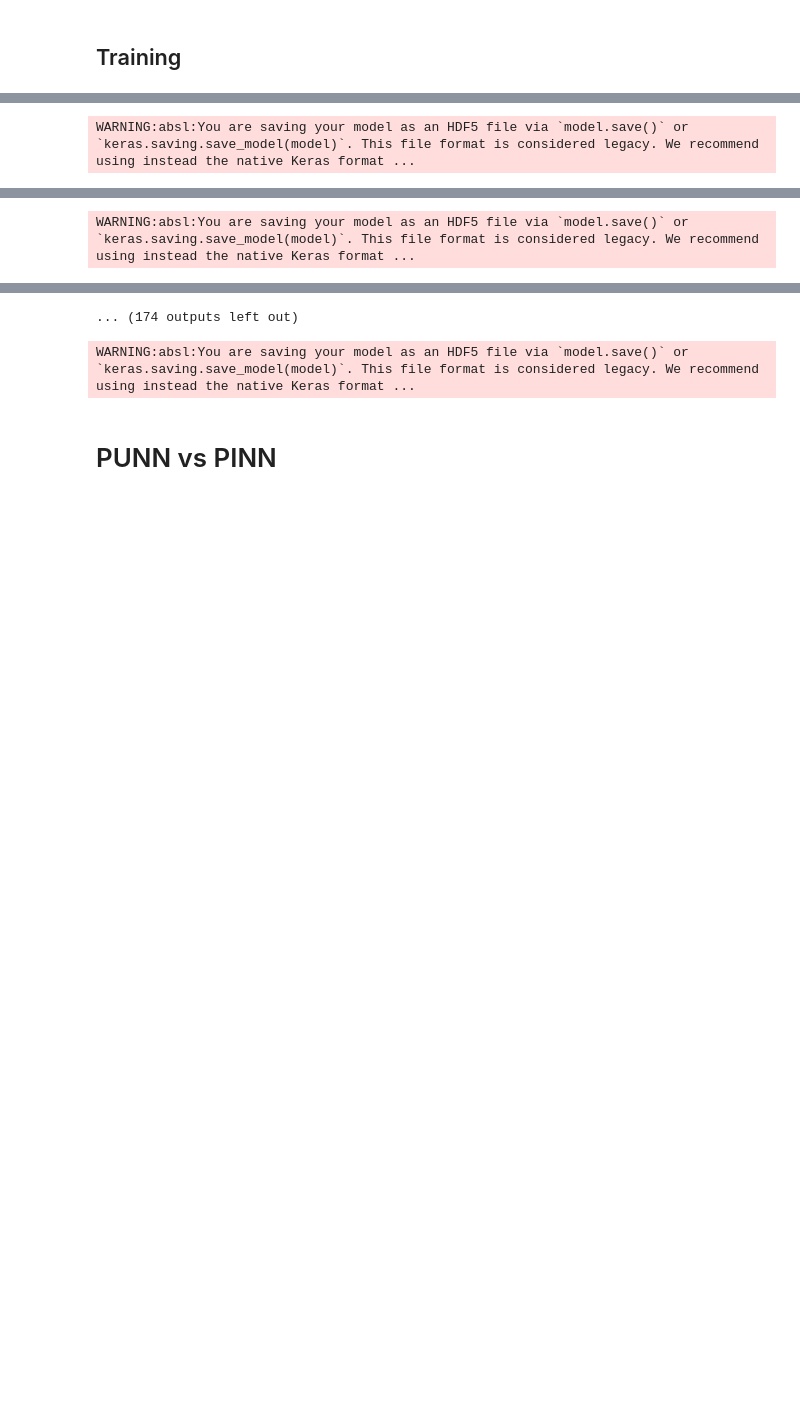
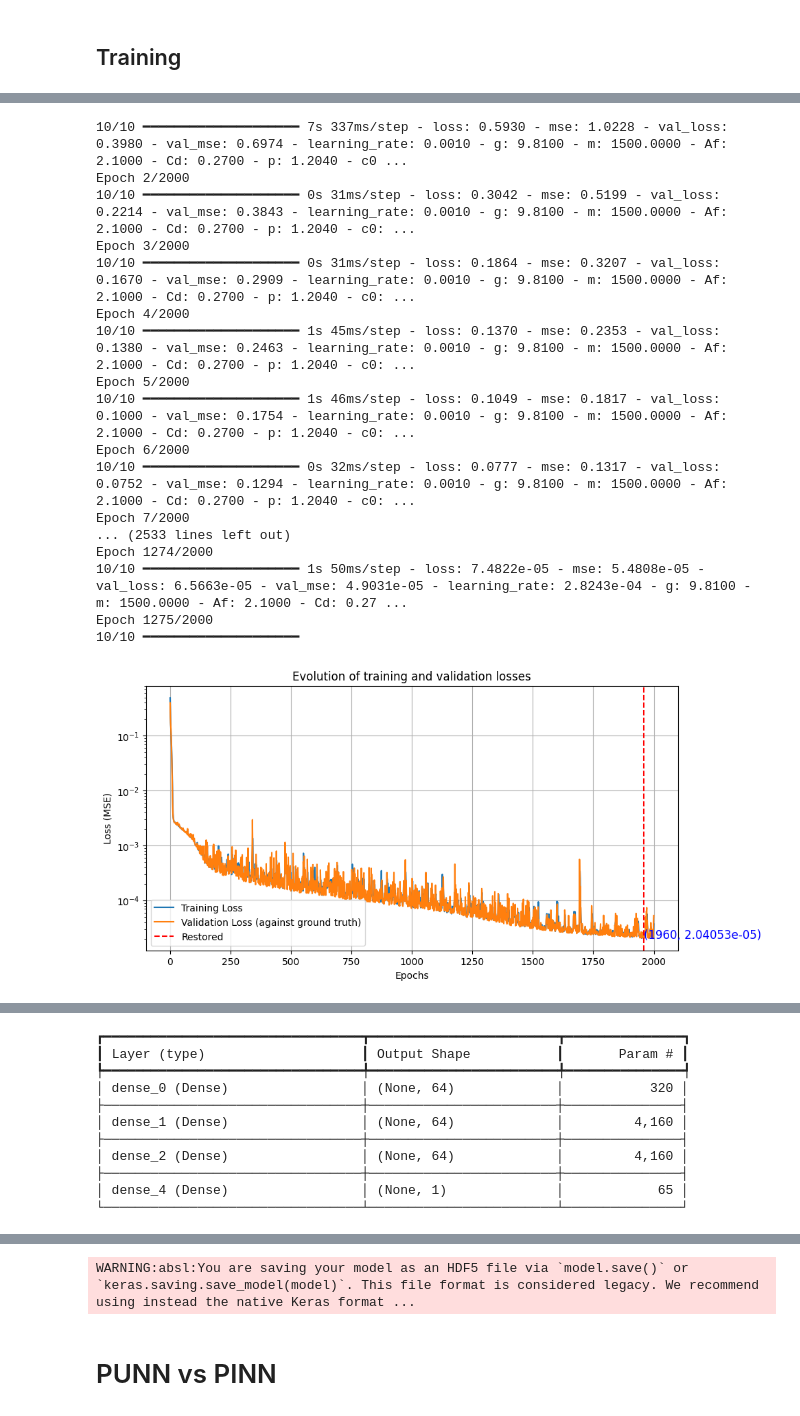
Before and after one commit to ZeArteaga/PINN-control-platooning, a Jupyter notebook: PINN.ipynb, the cells around one changed output, grey strips where cells are left out. Cells and saved outputs as stored; diff of their text form; code cells hidden in the pictures; blank space fills up the shorter version.

```diff
--- a/PINN.ipynb
+++ b/PINN.ipynb
@@ -627,20 +627,26 @@ batch = 32
 alpha = 0.5 #physics weight = 1-alpha
 #don't think boundary loss is needed when providing the states directly,
 # as they serve as x0 -> a hard constraint for initial condition at each time step
-joint_training = True
+true_phy_params = { #copied from above
+    "g":9.81,
+    "m":1500, #kg toyota prius 2001 curb weight
+    # https://en.wikipedia.org/wiki/Automobile_drag_coefficient
+    "Af":2.1, # average drag (cross sectional) area
+    "Cd":0.27, #toyota prius 2001
+    "p":1.204, #average air density
+    #rolling resistance:
+    "c0":0.0075,
+    "c1":2*10**-4,
+    "road_grade":np.atan(2/100) #in radians, 2% slope
+}
+train_params = ["c0", "c1"] #add these as trainable for now (joint training)
 #------
 
-#NN architecture
-pinn_model = PinnModel(joint_training=joint_training, car=car)
-pinn_model.add(Input(shape=(n_features, )))
-for _ in range(0, n_hid_layers):
-    pinn_model.add(Dense(n_neurons, activation=act))
-pinn_model.add(Dense(1, activation="linear")) #output layer -> a^
-
+pinn_model = PinnModel(true_phy_params, train_params, n_hid_layers, n_neurons, act)
 #Custom PINN loss
 loss = CombinedLoss(model=pinn_model, X_c=X_c, scaler_X=scaler_X, scaler_Y=scaler_Y, alpha=alpha)
+pinn_model.build(input_shape=(None, n_features)) #none -> batch dim, defined later when fitting
 pinn_model.compile(optimizer=opt, metrics=metrics, loss=loss)
-#pinn_model.summary()
 
 # callbacks
 early_stopping = EarlyStopping(monitor='val_loss', patience=patience,
@@ -655,7 +661,7 @@ def lr_schedule(epoch, lr):
 lr_scheduler = LearningRateScheduler(lr_schedule, verbose=0)
 
 checkpoint = ModelCheckpoint(
-    filepath='models/pinn_model_forward.h5',
+    filepath='models/pinn_model_c0_c1.keras',
     monitor='val_mse', #track mse loss against true trajectory (not custom loss)
     save_best_only=True,
     save_weights_only=False,
@@ -671,18 +677,16 @@ class CustomWeightLog(Callback):
             logs[key] = value
     def on_train_end(self, logs=None):
         print(f"Custom trainable weights converged to:")
-        for key, value in self.model.params.items():
+        for key in self.model.train_params: #in trainable params list
+            value = self.model.params[key]
             true_value = self.model.true_params[key]
             percentage = abs((value-true_value)/true_value)*100
-            print(f"{key} = {value.numpy()}, true value = {true_value} ({percentage}% difference)")
+            print(f"{key} = {value.numpy():.5e}, true value = {true_value} ({percentage:.3f}% difference)")
 
 custom_weight_logger = CustomWeightLog()
 
-if joint_training:
-    callbacks = [early_stopping, lr_scheduler, checkpoint, custom_weight_logger]
-    #callbacks = [lr_scheduler, checkpoint, custom_weight_logger] #removed ES
-else:
-    callbacks = [early_stopping, lr_scheduler, checkpoint]
+callbacks = [early_stopping, lr_scheduler, checkpoint, custom_weight_logger]
+#callbacks = [lr_scheduler, checkpoint, custom_weight_logger] #removed ES
 
 #training
 history_pinn_fwd = pinn_model.fit(x=X_train_norm, y=Y_train_norm,
@@ -690,5 +694,6 @@ history_pinn_fwd = pinn_model.fit(x=X_train_norm, y=Y_train_norm,
                                   batch_size=batch, epochs=epochs,
                                   callbacks=callbacks, verbose=True)
 loss_plot(history_pinn_fwd.history, start_from_epoch)
+pinn_model.summary()
 # %% [output]
 Epoch 1/2000
@@ -696 +700,18 @@ Epoch 1/2000
-WARNING:absl:You are saving your model as an HDF5 file via `model.save()` or `keras.saving.save_model(model)`. This file format is considered legacy. We recommend using instead the native Keras format ...
+10/10 ━━━━━━━━━━━━━━━━━━━━ 7s 337ms/step - loss: 0.5930 - mse: 1.0228 - val_loss: 0.3980 - val_mse: 0.6974 - learning_rate: 0.0010 - g: 9.8100 - m: 1500.0000 - Af: 2.1000 - Cd: 0.2700 - p: 1.2040 - c0 ...
+Epoch 2/2000
+10/10 ━━━━━━━━━━━━━━━━━━━━ 0s 31ms/step - loss: 0.3042 - mse: 0.5199 - val_loss: 0.2214 - val_mse: 0.3843 - learning_rate: 0.0010 - g: 9.8100 - m: 1500.0000 - Af: 2.1000 - Cd: 0.2700 - p: 1.2040 - c0: ...
+Epoch 3/2000
+10/10 ━━━━━━━━━━━━━━━━━━━━ 0s 31ms/step - loss: 0.1864 - mse: 0.3207 - val_loss: 0.1670 - val_mse: 0.2909 - learning_rate: 0.0010 - g: 9.8100 - m: 1500.0000 - Af: 2.1000 - Cd: 0.2700 - p: 1.2040 - c0: ...
+Epoch 4/2000
+10/10 ━━━━━━━━━━━━━━━━━━━━ 1s 45ms/step - loss: 0.1370 - mse: 0.2353 - val_loss: 0.1380 - val_mse: 0.2463 - learning_rate: 0.0010 - g: 9.8100 - m: 1500.0000 - Af: 2.1000 - Cd: 0.2700 - p: 1.2040 - c0: ...
+Epoch 5/2000
+10/10 ━━━━━━━━━━━━━━━━━━━━ 1s 46ms/step - loss: 0.1049 - mse: 0.1817 - val_loss: 0.1000 - val_mse: 0.1754 - learning_rate: 0.0010 - g: 9.8100 - m: 1500.0000 - Af: 2.1000 - Cd: 0.2700 - p: 1.2040 - c0: ...
+Epoch 6/2000
+10/10 ━━━━━━━━━━━━━━━━━━━━ 0s 32ms/step - loss: 0.0777 - mse: 0.1317 - val_loss: 0.0752 - val_mse: 0.1294 - learning_rate: 0.0010 - g: 9.8100 - m: 1500.0000 - Af: 2.1000 - Cd: 0.2700 - p: 1.2040 - c0: ...
+Epoch 7/2000
+... (2533 lines left out)
+Epoch 1274/2000
+10/10 ━━━━━━━━━━━━━━━━━━━━ 1s 50ms/step - loss: 7.4822e-05 - mse: 5.4808e-05 - val_loss: 6.5663e-05 - val_mse: 4.9031e-05 - learning_rate: 2.8243e-04 - g: 9.8100 - m: 1500.0000 - Af: 2.1000 - Cd: 0.27 ...
+Epoch 1275/2000
+10/10 ━━━━━━━━━━━━━━━━━━━━
+[figure, added]
@@ -700 +719,11 @@ Epoch 2/2000
-WARNING:absl:You are saving your model as an HDF5 file via `model.save()` or `keras.saving.save_model(model)`. This file format is considered legacy. We recommend using instead the native Keras format ...
+┏━━━━━━━━━━━━━━━━━━━━━━━━━━━━━━━━━┳━━━━━━━━━━━━━━━━━━━━━━━━┳━━━━━━━━━━━━━━━┓
+┃ Layer (type)                    ┃ Output Shape           ┃       Param # ┃
+┡━━━━━━━━━━━━━━━━━━━━━━━━━━━━━━━━━╇━━━━━━━━━━━━━━━━━━━━━━━━╇━━━━━━━━━━━━━━━┩
+│ dense_0 (Dense)                 │ (None, 64)             │           320 │
+├─────────────────────────────────┼────────────────────────┼───────────────┤
+│ dense_1 (Dense)                 │ (None, 64)             │         4,160 │
+├─────────────────────────────────┼────────────────────────┼───────────────┤
+│ dense_2 (Dense)                 │ (None, 64)             │         4,160 │
+├─────────────────────────────────┼────────────────────────┼───────────────┤
+│ dense_4 (Dense)                 │ (None, 1)              │            65 │
+└─────────────────────────────────┴────────────────────────┴───────────────┘
@@ -717,4 +734,3 @@ WARNING:absl:You are saving your model as an HDF5 file via `model.save()` or `ke
-... (174 outputs left out)
 # %%
 pinn_model.save("models/pinn_model_forward_best.h5")
 # %% [output]
```
Also changed, not shown: parts of 7 cells of this notebook, 5 other files.
